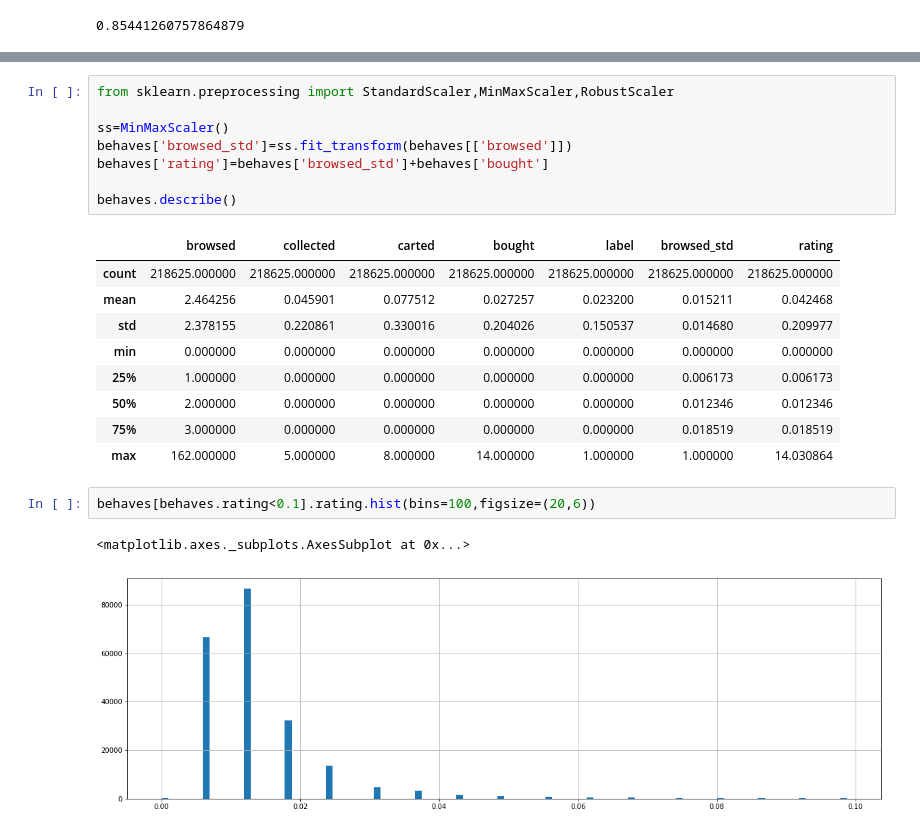
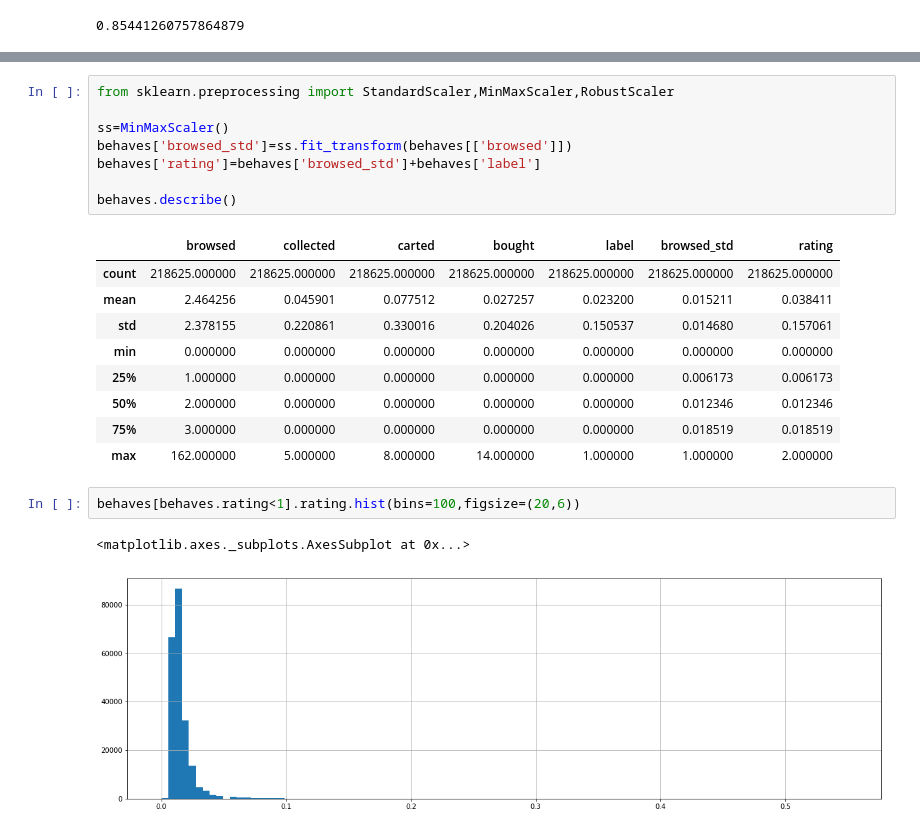
Before and after one commit to acoder1983/tianchi, a Jupyter notebook: fresh/500-users.ipynb, the cells around one changed output, grey strips where cells are left out. Saved outputs shown, nothing was run; the diff lists cells and outputs as text.

```diff
--- a/fresh/500-users.ipynb
+++ b/fresh/500-users.ipynb
@@ -86,21 +86,21 @@ from sklearn.preprocessing import StandardScaler,MinMaxScaler,RobustScaler
 
 ss=MinMaxScaler()
 behaves['browsed_std']=ss.fit_transform(behaves[['browsed']])
-behaves['rating']=behaves['browsed_std']+behaves['bought']
+behaves['rating']=behaves['browsed_std']+behaves['label']
 
 behaves.describe()
 # %% [output]
 |  | browsed | collected | carted | bought | label | browsed_std | rating |
 | count | 218625.000000 | 218625.000000 | 218625.000000 | 218625.000000 | 218625.000000 | 218625.000000 | 218625.000000 |
-| mean | 2.464256 | 0.045901 | 0.077512 | 0.027257 | 0.023200 | 0.015211 | 0.042468 |
-| std | 2.378155 | 0.220861 | 0.330016 | 0.204026 | 0.150537 | 0.014680 | 0.209977 |
+| mean | 2.464256 | 0.045901 | 0.077512 | 0.027257 | 0.023200 | 0.015211 | 0.038411 |
+| std | 2.378155 | 0.220861 | 0.330016 | 0.204026 | 0.150537 | 0.014680 | 0.157061 |
 | min | 0.000000 | 0.000000 | 0.000000 | 0.000000 | 0.000000 | 0.000000 | 0.000000 |
 | 25% | 1.000000 | 0.000000 | 0.000000 | 0.000000 | 0.000000 | 0.006173 | 0.006173 |
 | 50% | 2.000000 | 0.000000 | 0.000000 | 0.000000 | 0.000000 | 0.012346 | 0.012346 |
 | 75% | 3.000000 | 0.000000 | 0.000000 | 0.000000 | 0.000000 | 0.018519 | 0.018519 |
-| max | 162.000000 | 5.000000 | 8.000000 | 14.000000 | 1.000000 | 1.000000 | 14.030864 |
+| max | 162.000000 | 5.000000 | 8.000000 | 14.000000 | 1.000000 | 1.000000 | 2.000000 |
 # %%
-behaves[behaves.rating<0.1].rating.hist(bins=100,figsize=(20,6))
+behaves[behaves.rating<1].rating.hist(bins=100,figsize=(20,6))
 # %% [output]
 <matplotlib.axes._subplots.AxesSubplot at 0x...>
-[figure, old version]
+[figure, new version]
```
